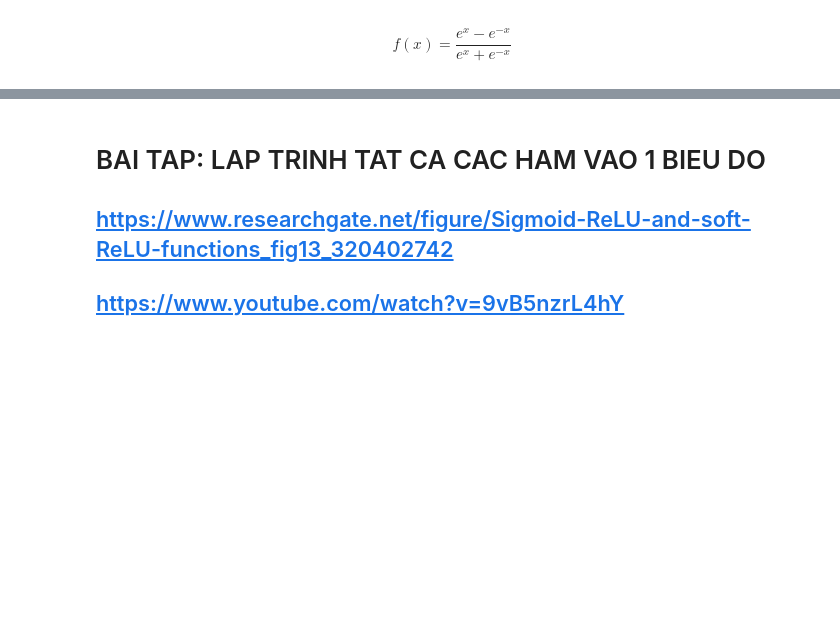
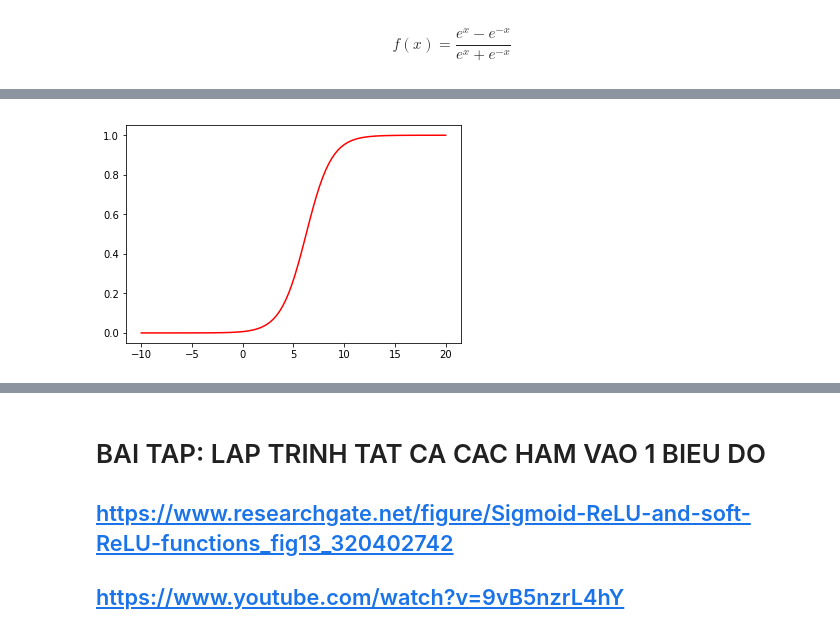
Before and after one commit to traicocem9/Learn_python, a Jupyter notebook: Python machine learning/Ham Tuyen tinh/Untitled.ipynb, the cells around one changed output, grey strips where cells are left out. Saved outputs shown, nothing was run; the diff lists cells and outputs as text; code cells hidden in the pictures; blank space fills up the shorter version.

```diff
--- a/Python machine learning/Ham Tuyen tinh/Untitled.ipynb
+++ b/Python machine learning/Ham Tuyen tinh/Untitled.ipynb
@@ -49,8 +52,9 @@ np.tanh(1000)
 # %%
 def sigmoid(x):
-    return 1/1-np.exp(-x)
-X = plt.linspace(-10,10,100)
-a =
-plt.grid()
-plt.plot(X, sigmoid(X))
+    return (1 / (1+np.exp(-x)))
+X = plt.linspace(-10,20,100)
+a = 0.8
+b = -5
+y = a*X + b
+plt.plot(X,sigmoid(y),'r',label = 'linspace(-10,10,100)')
 # %% [output]
@@ -58 +62,2 @@ SyntaxError: invalid syntax (<ipython-input-8-4512d2b75685>, line 4)
+[figure, added]
 # %%
```
Also changed, not shown: parts of 30 cells of this notebook.
